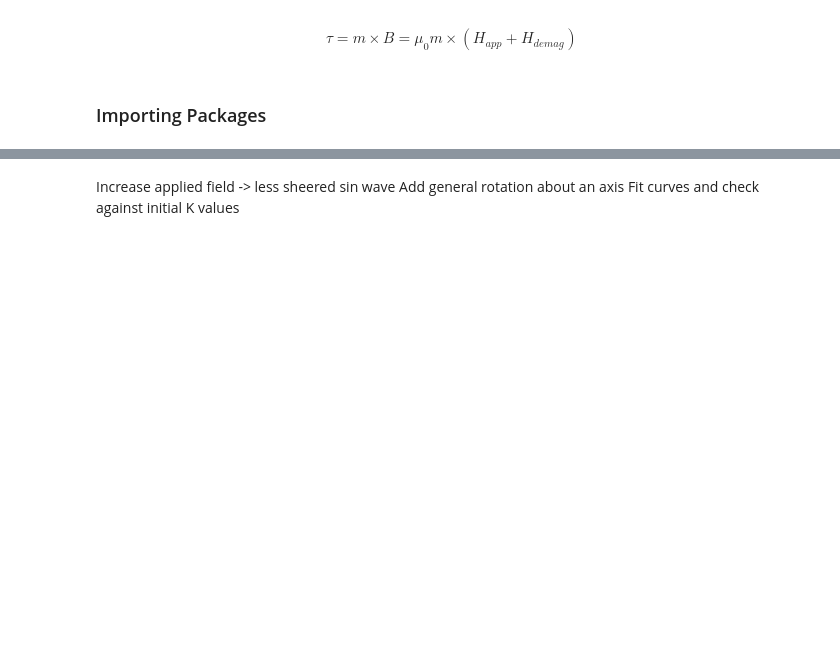
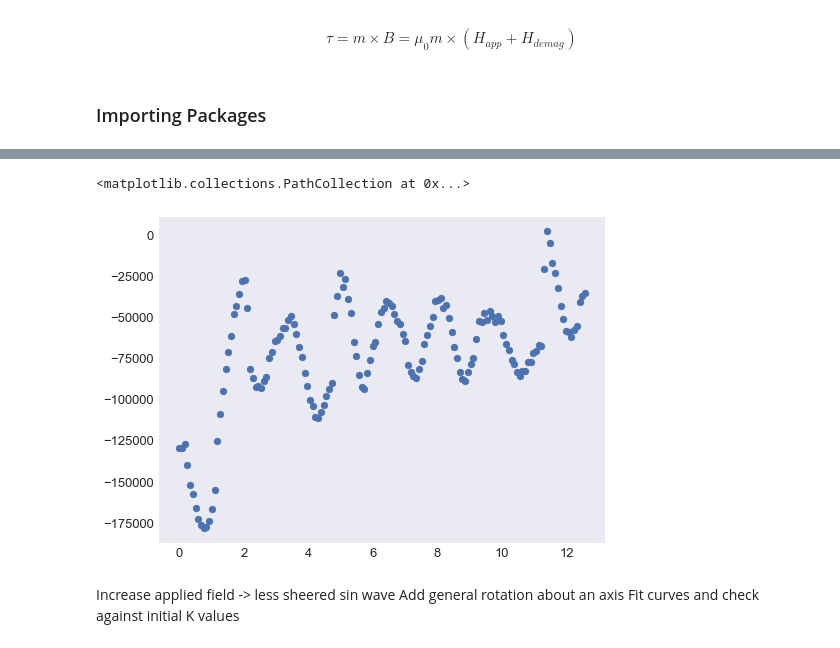
Before and after one commit to ubermag/mag2exp, a Jupyter notebook: docs/ipynb/torque_df_based.ipynb, the cells around one changed output, grey strips where cells are left out. Saved outputs shown, nothing was run; the diff lists cells and outputs as text; code cells hidden in the pictures; blank space fills up the shorter version.

Commit message:
Add torque

```diff
--- a/docs/ipynb/torque_df_based.ipynb
+++ b/docs/ipynb/torque_df_based.ipynb
@@ -15,0 +81,6 @@ import matplotlib.colors
+# %%
+angles = np.linspace(0, 4*np.pi, 150)
+
+torque_val_x = np.full_like(angles, np.nan)
+torque_val_y = np.full_like(angles, np.nan)
+torque_val_z = np.full_like(angles, np.nan)
@@ -15,0 +139,11 @@ import matplotlib.colors
+# %%
+angles_2 = np.linspace(0, 4*np.pi, 150)
+
+torque_val_x_2 = np.full_like(angles, np.nan)
+torque_val_y_2 = np.full_like(angles, np.nan)
+torque_val_z_2 = np.full_like(angles, np.nan)
+
+for i, angle in enumerate(angles_2):
+        system.energy.zeeman.H= (0,H_mag*np.sin(angle),H_mag*np.cos(angle))
+        md.drive(system)
+        torque_val_x_2[i], torque_val_y_2[i], torque_val_z_2[i] = torque_2(system)
@@ -16,3 +168,8 @@ import matplotlib.colors
+# %%
+plt.scatter(angles_2, torque_val_x_2)
+# %% [output]
+<matplotlib.collections.PathCollection at 0x...>
+[figure, added]
 # %% [markdown]
 Increase applied field -> less sheered sin wave
 Add general rotation about an axis
```
Also changed, not shown: parts of 40 cells of this notebook, 1 other file.
